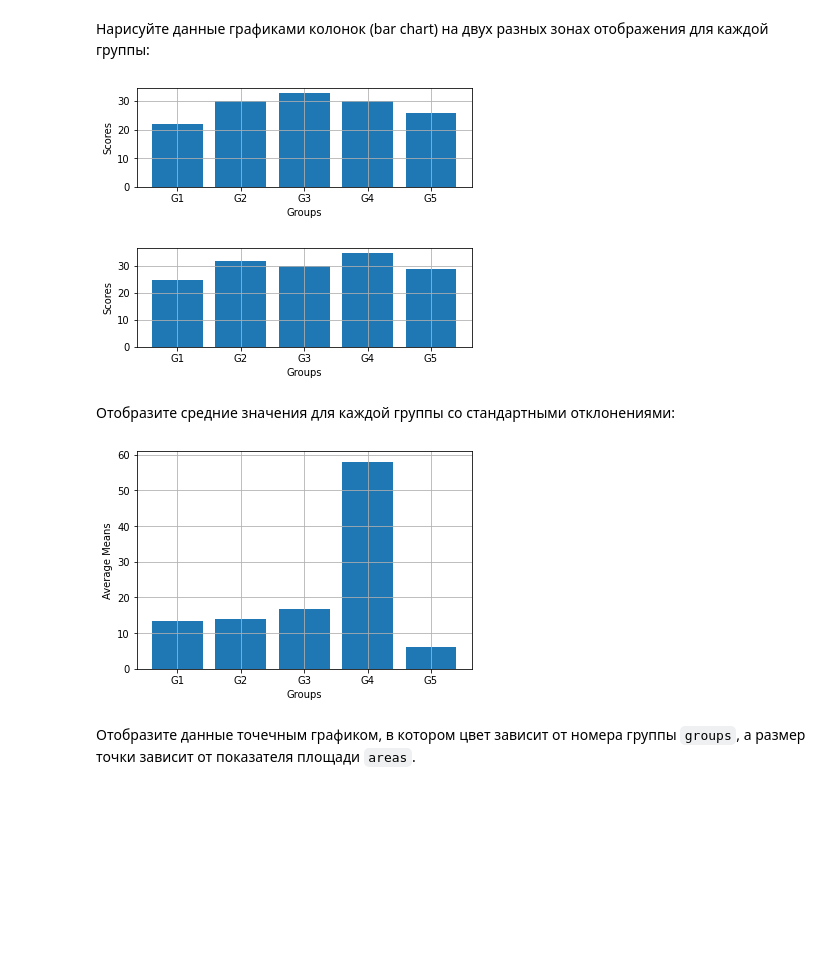
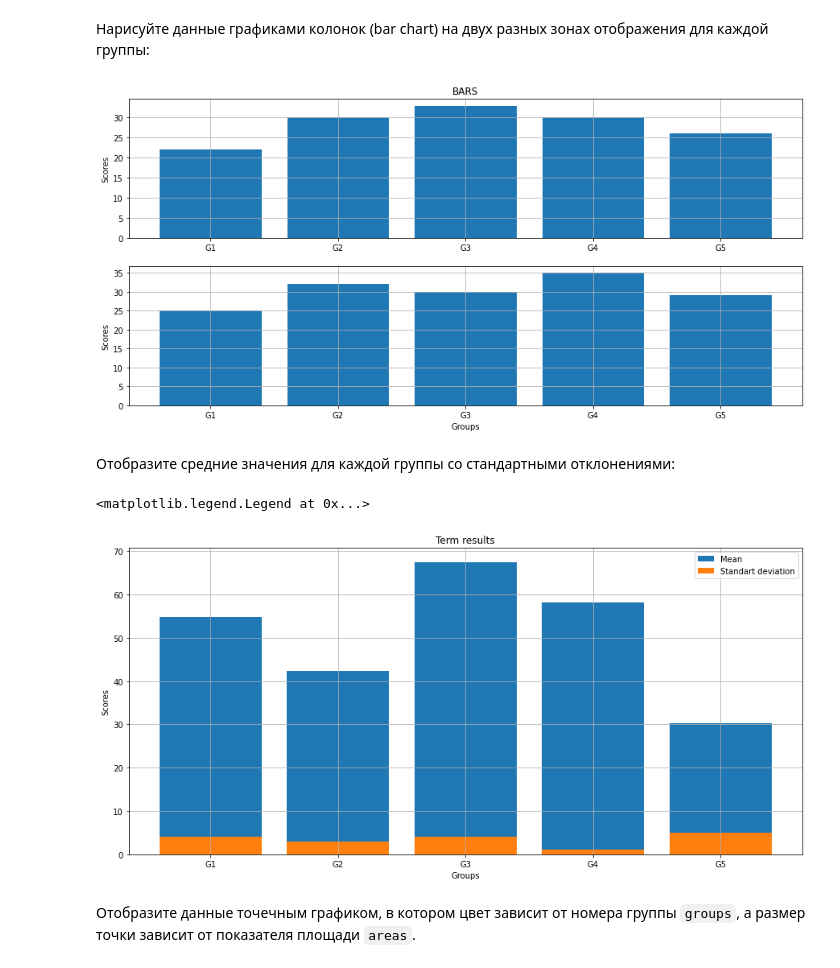
Before and after one commit to Avram-Machine/ML, a Jupyter notebook: notebooks/05_Matplotlib.ipynb, the cells around one changed output. Saved outputs shown, nothing was run; the diff lists cells and outputs as text; code cells hidden in the pictures; blank space fills up the shorter version.

```diff
--- a/notebooks/05_Matplotlib.ipynb
+++ b/notebooks/05_Matplotlib.ipynb
@@ -441,50 +439,40 @@ plt.show()
 # %%
 group1_scores = (22, 30, 33, 30, 26)
 group2_scores = (25, 32, 30, 35, 29)
 x_labels = ['G1', 'G2', 'G3', 'G4', 'G5']
 
 # TODO
+fig, ax = plt.subplots(nrows=2, ncols=1, figsize=(15, 7), squeeze=False)
+ax[0,0].bar(x_labels, group1_scores)
+ax[0,0].set_title('BARS')
+ax[0,0].set_ylabel('Scores')
+ax[0,0].grid(True)
 
-plt.subplot(211)
-
-plt.bar(x_labels, group1_scores)
-plt.xlabel('Groups')
-plt.ylabel('Scores')
-plt.grid()
-plt.show()
-
-plt.subplot(212)
-
-plt.bar(x_labels, group2_scores)
-plt.xlabel('Groups')
-plt.ylabel('Scores')
-plt.grid()
-plt.show()
+ax[1,0].bar(x_labels, group2_scores)
+ax[1,0].set_xlabel('Groups')
+ax[1,0].set_ylabel('Scores')
+ax[1,0].grid(True)
 # %% [output]
-[figure, old version]
+[figure, new version]
-[figure, removed]
 # %% [markdown]
 Отобразите средние значения для каждой группы со стандартными отклонениями:
 # %%
 groups_means = (54.74, 42.35, 67.37, 58.24, 30.25)
 groups_stds = (4, 3, 4, 1, 5)
 x_labels = ['G1', 'G2', 'G3', 'G4', 'G5']
-data = []
-
-means, stds = [], []
-for i in range(5):
-    means.append(groups_means[i])
-    stds.append(groups_stds[i])
-    data.append(int(means[i])/int(stds[i]))
 
 # TODO
-plt.bar(x_labels, data)
+plt.figure(figsize=(15, 7))
+plt.bar(x_labels, groups_means, label='Mean')
+plt.bar(x_labels, groups_stds, label='Standart deviation')
+plt.title('Term results')
 plt.xlabel('Groups')
-plt.ylabel('Average Means')
-plt.grid()
-plt.show()
+plt.ylabel('Scores')
+plt.grid(True)
+plt.legend()
 # %% [output]
+<matplotlib.legend.Legend at 0x...>
-[figure, old version]
+[figure, new version]
 # %% [markdown]
 Отобразите данные точечным графиком, в котором цвет зависит от номера группы `groups`, а размер точки зависит от показателя площади `areas`.
 # %%
```
Also changed, not shown: parts of 11 cells of this notebook.
